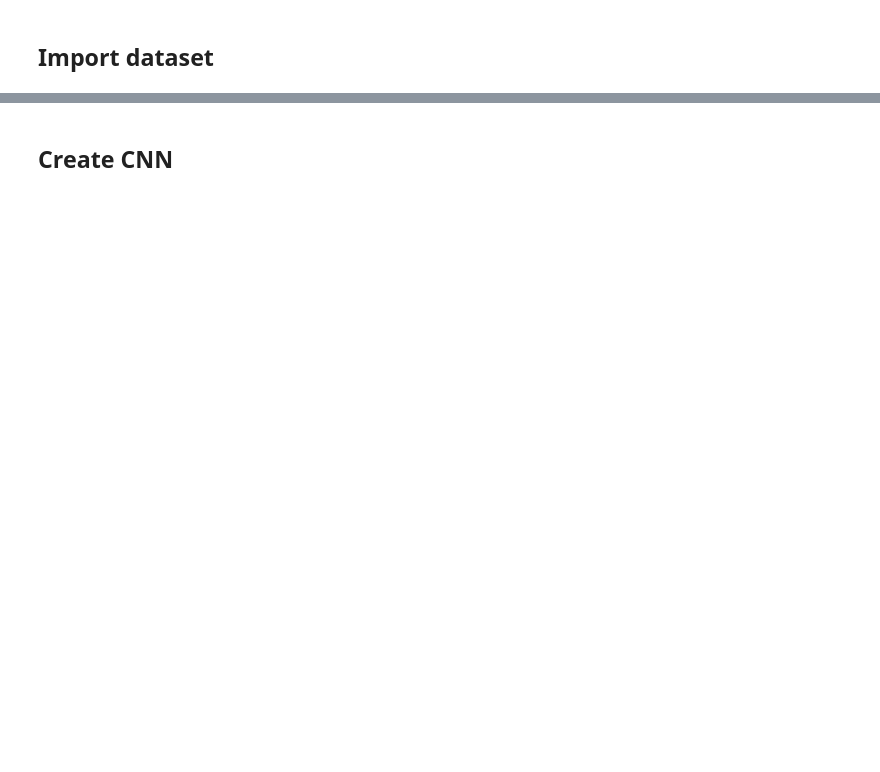
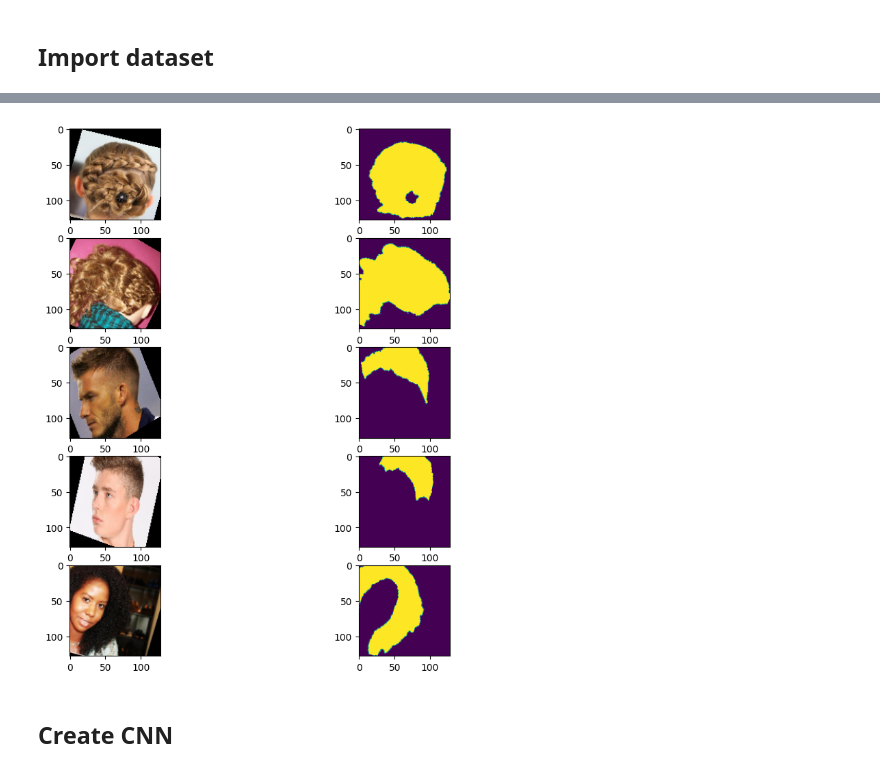
Before and after one commit to Kainasu/hair-seg-project, a Jupyter notebook: hair-segmentation.ipynb, the cells around one changed output, grey strips where cells are left out. Drawn from its saved outputs; the diff is of its cells as text; code cells hidden in the pictures; blank space fills up the shorter version.

Commit message:
Training on chosen dataset and save pred and curve

```diff
--- a/hair-segmentation.ipynb
+++ b/hair-segmentation.ipynb
@@ -124,0 +21,99 @@ Clipping input data to the valid range for imshow with RGB data ([0..1] for floa
+# %%
+# define dataset dir path
+if collab is False:
+    root_dir = ''
+else :
+    root_dir = '/'
+    #!unzip /Figaro1k.zip -d /
+
+
+train_dir = os.path.join(root_dir, 'Figaro1k/Training')
+test_dir = os.path.join(root_dir, 'Figaro1k/Testing')
+
+data_gen_args = dict(featurewise_center=False,
+    rescale = 1.0/255.0,
+    fill_mode = 'constant',
+    rotation_range=30,
+    width_shift_range=0.1,
+    height_shift_range=0.1,
+    validation_split=0.2,
+    shear_range=0.2,
+    zoom_range=0.2
+)
+
+image_args = dict(color_mode = "rgb",
+    target_size=(128,128),
+    class_mode=None,
+    batch_size=32,
+    seed=42
+)
+
+mask_args = dict( target_size=(128, 128),
+    batch_size=32,
+    color_mode = "grayscale",
+    interpolation = "nearest",
+    class_mode=None,
+    seed=42
+)
+
+image_datagen = ImageDataGenerator(**data_gen_args)
+mask_datagen = ImageDataGenerator(**data_gen_args)
+
+# Provide the same seed and keyword arguments to the fit and flow methods
+
+image_train_generator = image_datagen.flow_from_directory(
+    os.path.join(train_dir, 'imgs'),
+    subset='training',
+    **image_args)
+
+mask_train_generator = mask_datagen.flow_from_directory(
+    os.path.join(train_dir, 'masks'),
+    subset='training',
+    **mask_args)
+
+image_val_generator = image_datagen.flow_from_directory(
+    os.path.join(train_dir, 'imgs'),
+    subset='validation',
+    **image_args)
+
+mask_val_generator = mask_datagen.flow_from_directory(
+    os.path.join(train_dir, 'masks'),
+    subset='validation',
+    **mask_args)
+
+
+# combine generators into one which yields image and masks
+train_generator = zip(image_train_generator, mask_train_generator)
+val_generator = zip(image_val_generator, mask_val_generator)
+
+fig = plt.figure(figsize=(10,10))
+i = 0
+for generator in train_generator:
+    plt.subplot(5,2,1+2*i)
+    plt.imshow(generator[0][i])
+    plt.subplot(5,2,2+2*i)
+    plt.imshow(generator[1][i][:,:,0])
+    i += 1
+    if i % 5 == 0:
+        break
+
+# Generator for test
+image_test_datagen = ImageDataGenerator()
+image_test_generator = image_test_datagen.flow_from_directory(
+    os.path.join(test_dir, 'imgs'),
+    color_mode = "rgb",
+    target_size=(128,128),
+    class_mode=None,
+    shuffle=False,
+    batch_size=1)
+
+# Gerator for test
+mask_test_datagen = ImageDataGenerator()
+mask_test_generator = mask_test_datagen.flow_from_directory(
+    os.path.join(test_dir, 'masks'),
+    color_mode = "grayscale",
+    target_size=(128,128),
+    class_mode=None,
+    shuffle=False,
+    batch_size=1)
+# %% [output]
@@ -125,3 +126,4 @@ Clipping input data to the valid range for imshow with RGB data ([0..1] for floa
+[figure, added]
 # %% [markdown]
 ## Create CNN
 # %%
```
Also changed, not shown: parts of 19 cells of this notebook, 5 other files.
